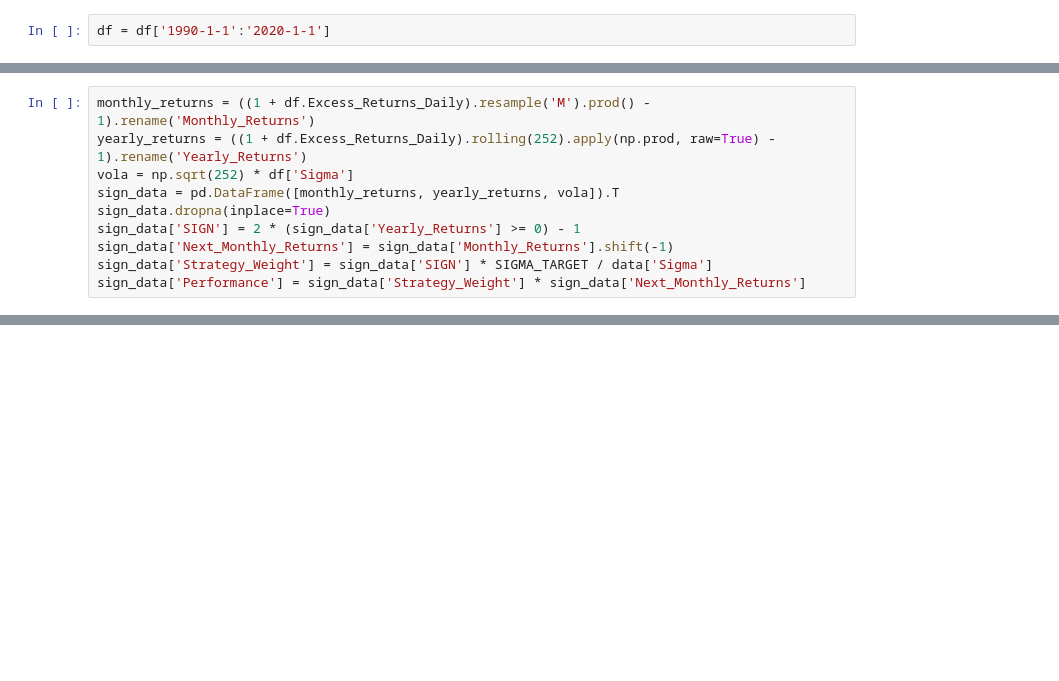
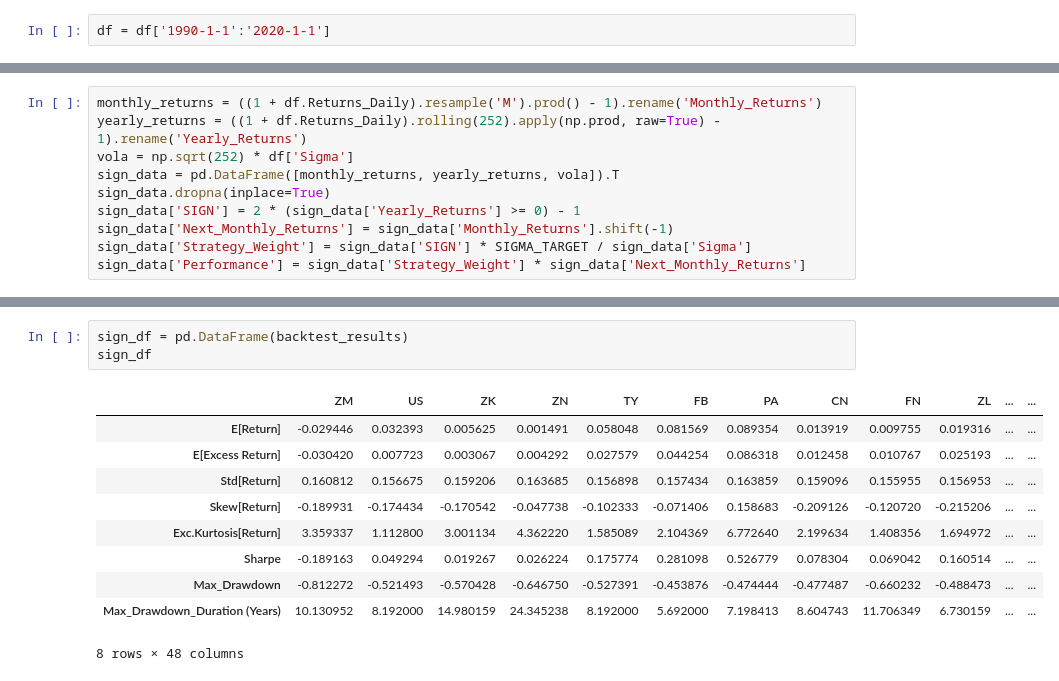
Before and after one commit to maxlamberti/time-series-momentum, a Jupyter notebook: notebooks/Backtest_Baseline.ipynb, the cells around one changed output, grey strips where cells are left out. Cells and saved outputs as stored; diff of their text form; blank space fills up the shorter version.

```diff
--- a/notebooks/Backtest_Baseline.ipynb
+++ b/notebooks/Backtest_Baseline.ipynb
@@ -48,12 +62,12 @@ Max_Drawdown_Duration (Years)    13.305556
 dtype: float64
 # %%
-monthly_returns = ((1 + df.Excess_Returns_Daily).resample('M').prod() - 1).rename('Monthly_Returns')
-yearly_returns = ((1 + df.Excess_Returns_Daily).rolling(252).apply(np.prod, raw=True) - 1).rename('Yearly_Returns')
+monthly_returns = ((1 + df.Returns_Daily).resample('M').prod() - 1).rename('Monthly_Returns')
+yearly_returns = ((1 + df.Returns_Daily).rolling(252).apply(np.prod, raw=True) - 1).rename('Yearly_Returns')
 vola = np.sqrt(252) * df['Sigma']
 sign_data = pd.DataFrame([monthly_returns, yearly_returns, vola]).T
 sign_data.dropna(inplace=True)
 sign_data['SIGN'] = 2 * (sign_data['Yearly_Returns'] >= 0) - 1
 sign_data['Next_Monthly_Returns'] = sign_data['Monthly_Returns'].shift(-1)
-sign_data['Strategy_Weight'] = sign_data['SIGN'] * SIGMA_TARGET / data['Sigma']
+sign_data['Strategy_Weight'] = sign_data['SIGN'] * SIGMA_TARGET / sign_data['Sigma']
 sign_data['Performance'] = sign_data['Strategy_Weight'] * sign_data['Next_Monthly_Returns']
 # %%
@@ -70,0 +109,14 @@ dtype: float64
+# %%
+sign_df = pd.DataFrame(backtest_results)
+sign_df
+# %% [output]
+|  | ZM | US | ZK | ZN | TY | FB | PA | CN | FN | ZL | ... | ... |
+| E[Return] | -0.029446 | 0.032393 | 0.005625 | 0.001491 | 0.058048 | 0.081569 | 0.089354 | 0.013919 | 0.009755 | 0.019316 | ... | ... |
+| E[Excess Return] | -0.030420 | 0.007723 | 0.003067 | 0.004292 | 0.027579 | 0.044254 | 0.086318 | 0.012458 | 0.010767 | 0.025193 | ... | ... |
+| Std[Return] | 0.160812 | 0.156675 | 0.159206 | 0.163685 | 0.156898 | 0.157434 | 0.163859 | 0.159096 | 0.155955 | 0.156953 | ... | ... |
+| Skew[Return] | -0.189931 | -0.174434 | -0.170542 | -0.047738 | -0.102333 | -0.071406 | 0.158683 | -0.209126 | -0.120720 | -0.215206 | ... | ... |
+| Exc.Kurtosis[Return] | 3.359337 | 1.112800 | 3.001134 | 4.362220 | 1.585089 | 2.104369 | 6.772640 | 2.199634 | 1.408356 | 1.694972 | ... | ... |
+| Sharpe | -0.189163 | 0.049294 | 0.019267 | 0.026224 | 0.175774 | 0.281098 | 0.526779 | 0.078304 | 0.069042 | 0.160514 | ... | ... |
+| Max_Drawdown | -0.812272 | -0.521493 | -0.570428 | -0.646750 | -0.527391 | -0.453876 | -0.474444 | -0.477487 | -0.660232 | -0.488473 | ... | ... |
+| Max_Drawdown_Duration (Years) | 10.130952 | 8.192000 | 14.980159 | 24.345238 | 8.192000 | 5.692000 | 7.198413 | 8.604743 | 11.706349 | 6.730159 | ... | ... |
+8 rows × 48 columns
```
Also changed, not shown: parts of 14 cells of this notebook, 4 other files.
